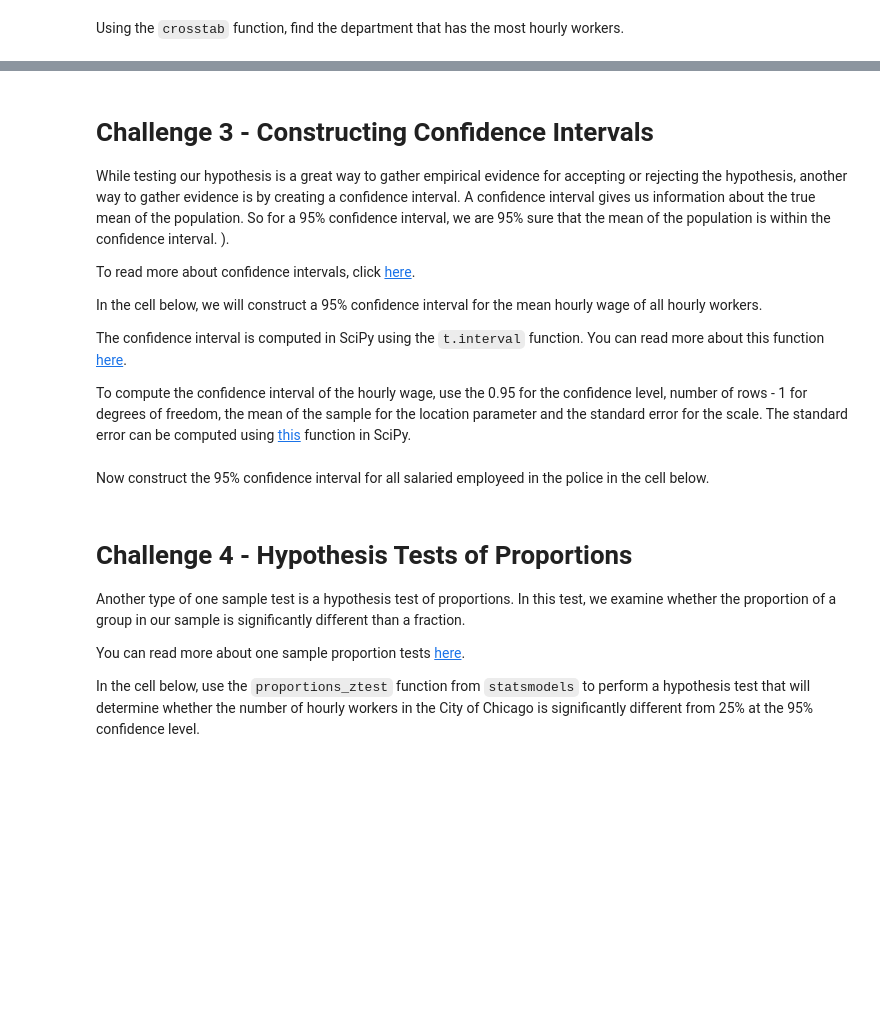
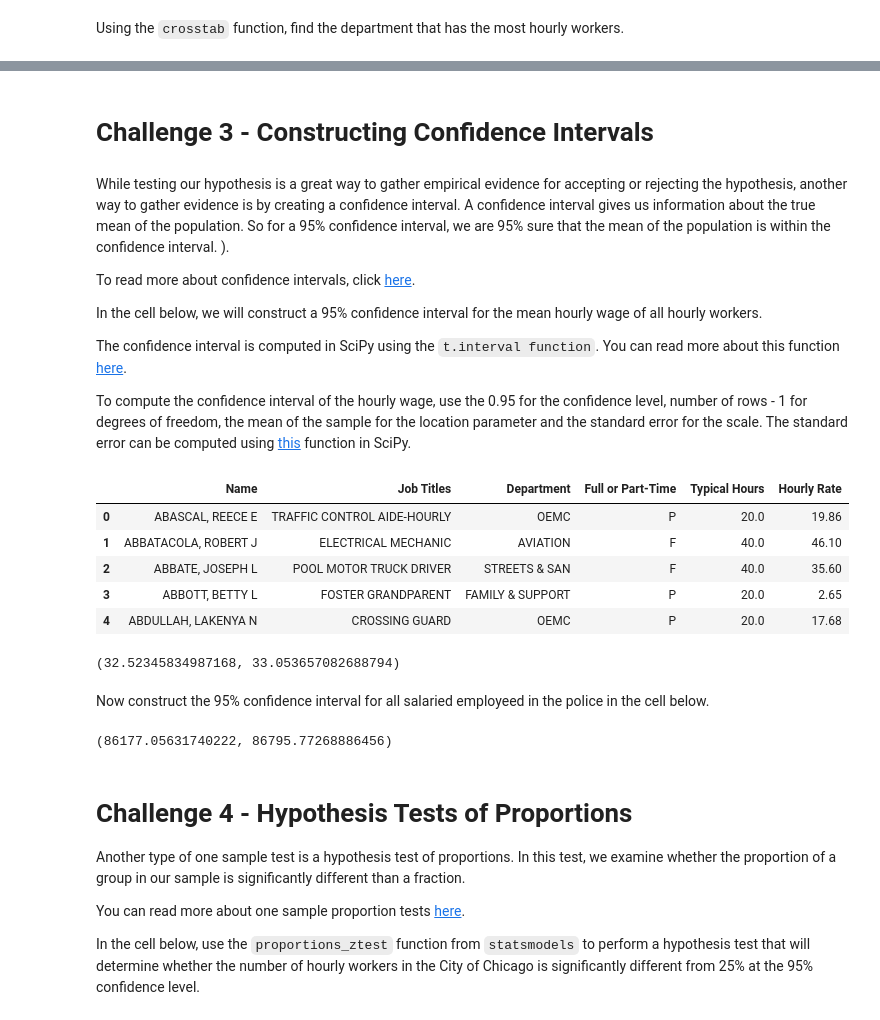
Before and after one commit to ironhack-datalabs/datamad0120, a Jupyter notebook: module-2/lab-hypothesis-testing/your-code/main.ipynb, the cells around one changed output, grey strips where cells are left out. Saved outputs shown, nothing was run; the diff lists cells and outputs as text; code cells hidden in the pictures; blank space fills up the shorter version.

```diff
--- a/module-2/lab-hypothesis-testing/your-code/main.ipynb
+++ b/module-2/lab-hypothesis-testing/your-code/main.ipynb
@@ -64,14 +266,12 @@ The workers from the department with the most hourly workers have complained tha
+# %% [markdown]
+# Challenge 3 - Constructing Confidence Intervals
 # %% [markdown]
-# Challenge 3 - Constructing Confidence Intervals
-
-While testing our hypothesis is a great way to gather empirical evidence for accepting or rejecting the hypothesis, another way to gather evidence is by creating a confidence interval. A confidence interval gives us information about the true mean of the population. So for a 95% confidence interval, we are 95% sure that the mean of the population is within the confidence interval.
-).
+While testing our hypothesis is a great way to gather empirical evidence for accepting or rejecting the hypothesis, another way to gather evidence is by creating a confidence interval. A confidence interval gives us information about the true mean of the population. So for a 95% confidence interval, we are 95% sure that the mean of the population is within the confidence interval. ).
 
 To read more about confidence intervals, click [here](https://en.wikipedia.org/wiki/Confidence_interval).
 
-
 In the cell below, we will construct a 95% confidence interval for the mean hourly wage of all hourly workers.
 
-The confidence interval is computed in SciPy using the `t.interval` function. You can read more about this function [here](https://docs.scipy.org/doc/scipy-0.14.0/reference/generated/scipy.stats.t.html).
+The confidence interval is computed in SciPy using the `t.interval function`. You can read more about this function [here](https://docs.scipy.org/doc/scipy-0.14.0/reference/generated/scipy.stats.t.html).
 
 To compute the confidence interval of the hourly wage, use the 0.95 for the confidence level, number of rows - 1 for degrees of freedom, the mean of the sample for the location parameter and the standard error for the scale. The standard error can be computed using [this](https://docs.scipy.org/doc/scipy/reference/generated/scipy.stats.sem.html) function in SciPy.
@@ -80,2 +278,19 @@ To compute the confidence interval of the hourly wage, use the 0.95 for the conf
+# %%
+# Your code here:
+hourly = salaries.dropna(subset=['Hourly Rate']).drop(columns=["Annual Salary",'Salary or Hourly']).reset_index(drop=True)
+hourly.head(5)
+# %% [output]
+|  | Name | Job Titles | Department | Full or Part-Time | Typical Hours | Hourly Rate |
+| 0 | ABASCAL, REECE E | TRAFFIC CONTROL AIDE-HOURLY | OEMC | P | 20.0 | 19.86 |
+| 1 | ABBATACOLA, ROBERT J | ELECTRICAL MECHANIC | AVIATION | F | 40.0 | 46.10 |
+| 2 | ABBATE, JOSEPH L | POOL MOTOR TRUCK DRIVER | STREETS & SAN | F | 40.0 | 35.60 |
+| 3 | ABBOTT, BETTY L | FOSTER GRANDPARENT | FAMILY & SUPPORT | P | 20.0 | 2.65 |
+| 4 | ABDULLAH, LAKENYA N | CROSSING GUARD | OEMC | P | 20.0 | 17.68 |
+# %%
+from scipy.stats import t, sem
+a = hourly["Hourly Rate"]
+t.interval(0.95, len(a), loc=np.mean(a), scale=sem(a))
+# %% [output]
+(32.52345834987168, 33.053657082688794)
 # %% [markdown]
 Now construct the 95% confidence interval for all salaried employeed in the police in the cell below.
@@ -84,3 +297,11 @@ Now construct the 95% confidence interval for all salaried employeed in the poli
+# %%
+# Your code here:
+police = salaries.dropna(subset=['Annual Salary']).drop(columns=["Hourly Rate",'Salary or Hourly','Typical Hours']).reset_index(drop=True)
+police = police[police["Department"]=="POLICE"]
+a = police["Annual Salary"]
+t.interval(0.95, len(a), loc=np.mean(a), scale=sem(a))
+# %% [output]
+(86177.05631740222, 86795.77268886456)
 # %% [markdown]
 # Challenge 4 - Hypothesis Tests of Proportions
 
```
Also changed, not shown: parts of 27 cells of this notebook.
